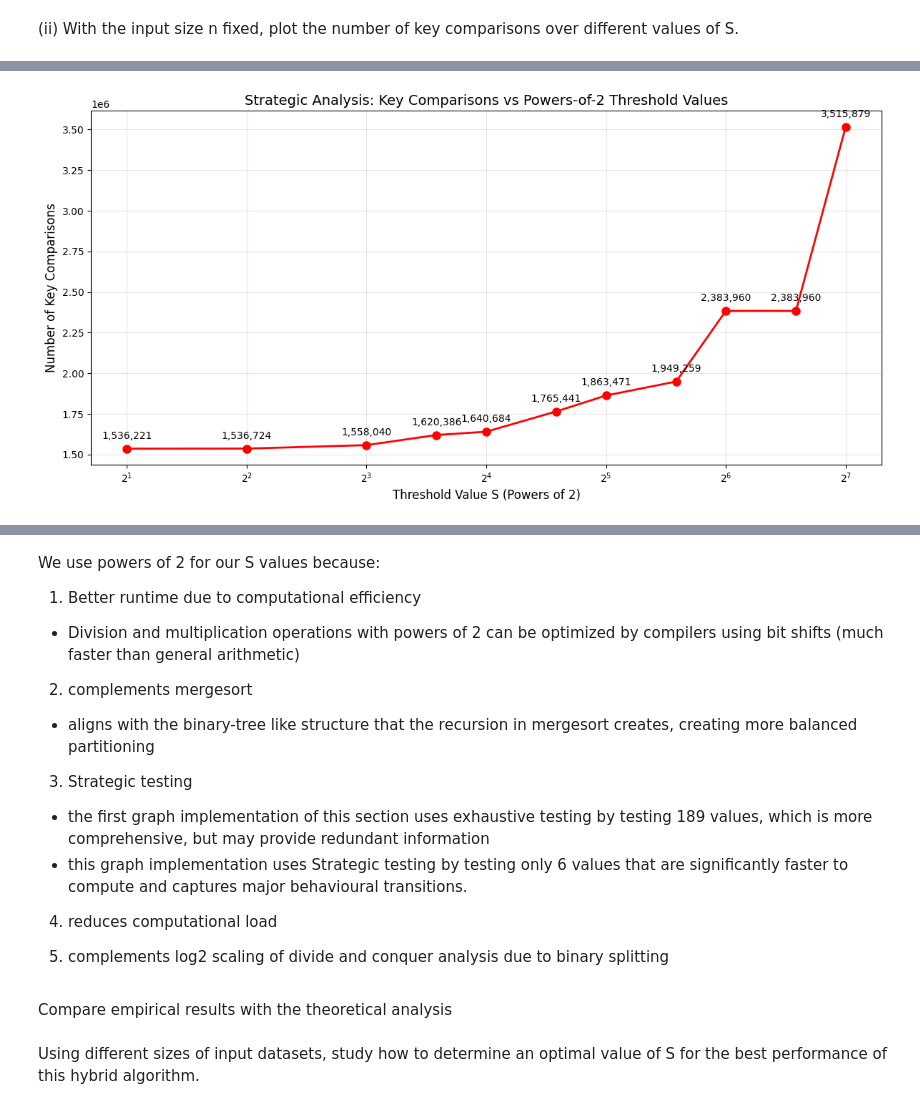
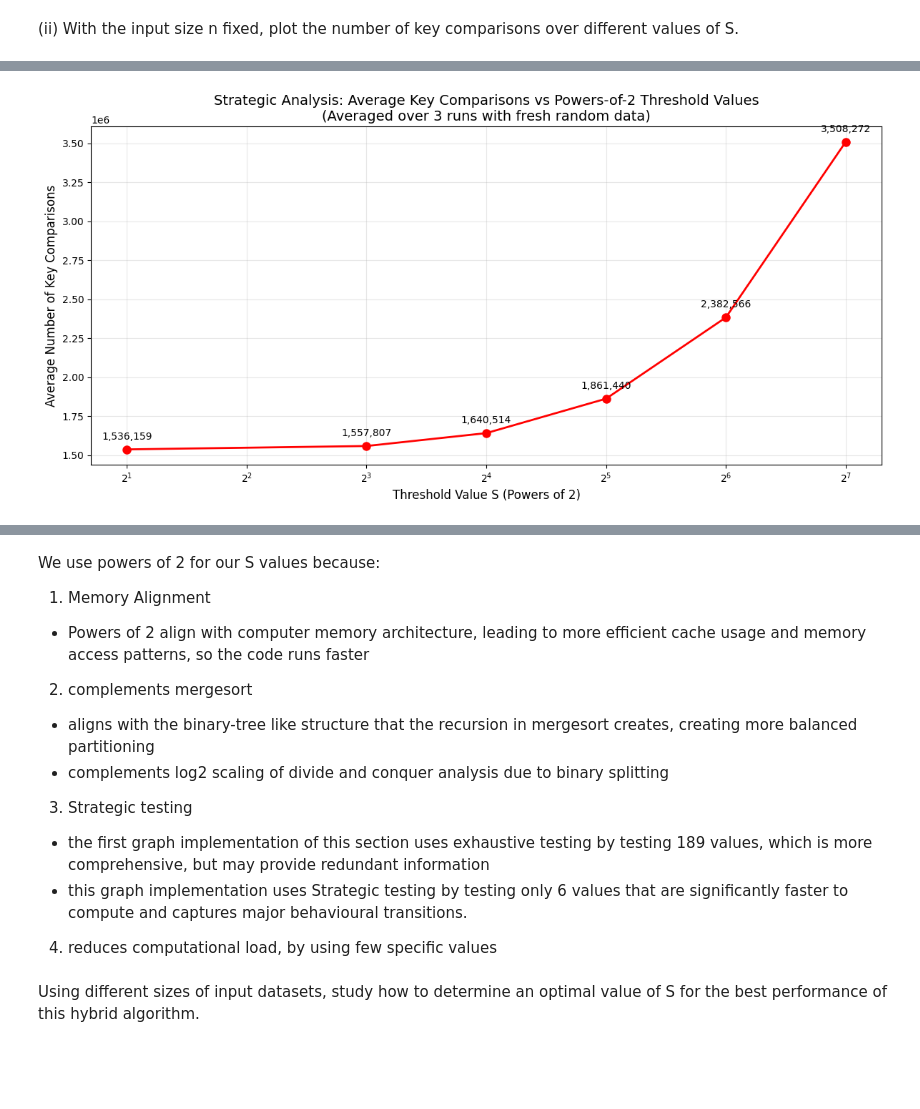
Before and after one commit to Abhinav-2223/SC2001_Group6, a Jupyter notebook: SC2001_SCED_Grp6_Lab1.ipynb, the cells around one changed output, grey strips where cells are left out. Cells and saved outputs as stored; diff of their text form; code cells hidden in the pictures; blank space fills up the shorter version.

```diff
--- a/SC2001_SCED_Grp6_Lab1.ipynb
+++ b/SC2001_SCED_Grp6_Lab1.ipynb
@@ -14,10 +14,13 @@ the algorithm will switch to Insertion Sort, which is efficient for small-sized
 # %%
-def insertion_sort(arr, c = None): # c is a ComparisonsCounter object
+def insertion_sort(arr, c = None, left=0, right=None): # c is a ComparisonsCounter object
+    """In-place insertion sort that can work on array segments"""
+    if right is None:
+        right = len(arr) - 1  # Default to full array if no right boundary specified
 
-    for i in range(1, len(arr)): # traverse through the array
+    for i in range(left + 1, right + 1): # traverse through the array segment
         key = arr[i]        # current element
         j = i - 1           # previous element
-        while j >= 0:
+        while j >= left:    # only go down to the left boundary of the segment
             if c:
                 c.increment()           # increment comparison counter
             if key < arr[j]:            # check if key is less than element j, if yes :
@@ -309,74 +410,52 @@ Optimal S = 3 with 1,536,330 key comparisons
 # %%
 # Strategic S Analysis: Powers-of-2 approach for optimal threshold identification
 n_FIXED = 100_000  # Fixed size for strategic S analysis
-base = generate_data(n_FIXED)  # Generate fresh test data
+num_runs = 3  # Number of runs for statistical accuracy
 
 # Strategic S values: Powers of 2 reveal key algorithmic behavior transitions
-S_values = [2, 4, 8, 12, 16, 24, 32, 48, 64, 96, 128]  # Strategic powers-of-2 sampling
+S_values = [2, 8, 16, 32, 64, 128]  # Strategic powers-of-2 sampling
 comps_S = []
 
 
-
 for S in S_values:
-    arr = base[:]  # Fresh copy for each test
-    ctr = ComparisonsCounter()
-    insertion_merge_hybird_sort(arr, S, ctr)
-    comparisons = ctr.returnKeyComparisons()
-    comps_S.append(comparisons)
-    print(f"S = {S:>3}: {comparisons:>10,} key comparisons")
+    # Use the reusable function for statistical testing
+    avg_comparisons = run_hybrid_sort_test(n_FIXED, S, num_runs)
+    comps_S.append(avg_comparisons)
+    print(f"S = {S:>3}: {avg_comparisons:>10,.0f} avg key comparisons (over {num_runs} runs)")
 
 # Visualization with logarithmic scaling
 plt.figure(figsize=(12, 6))
 plt.plot(S_values, comps_S, marker='o', markersize=8, linewidth=2, color='red')
-plt.title('Strategic Analysis: Key Comparisons vs Powers-of-2 Threshold Values', fontsize=14)
+plt.title(f'Strategic Analysis: Average Key Comparisons vs Powers-of-2 Threshold Values\n(Averaged over {num_runs} runs with fresh random data)', fontsize=14)
 plt.xlabel('Threshold Value S (Powers of 2)', fontsize=12)
-plt.ylabel('Number of Key Comparisons', fontsize=12)
+plt.ylabel('Average Number of Key Comparisons', fontsize=12)
 plt.xscale('log', base=2)  # Log scale shows power-of-2 progression clearly
 plt.grid(True, alpha=0.3)
 plt.tight_layout()
 
 # Annotate each point with its value
 for i, (s, comp) in enumerate(zip(S_values, comps_S)):
-    plt.annotate(f'{comp:,}', (s, comp), textcoords="offset points",
+    plt.annotate(f'{comp:,.0f}', (s, comp), textcoords="offset points",
                 xytext=(0,10), ha='center', fontsize=10)
 
 plt.show()
 
 # Detailed analysis
-print("\n" + "=" * 55)
+print("\n" + "-" * 60)
 print("STRATEGIC ANALYSIS RESULTS:")
-print("=" * 55)
+print("-" * 60)
 
 min_comparisons = min(comps_S)
 optimal_S = S_values[comps_S.index(min_comparisons)]
 
 for i, (s, comp) in enumerate(zip(S_values, comps_S)):
     if comp == min_comparisons:
-        print(f"★ OPTIMAL: S = {s:>3} → {comp:>10,} comparisons")
+        print(f"OPTIMAL: S = {s:>3} → {comp:>10,.0f} avg comparisons")
     else:
         diff = comp - min_comparisons
         pct = (diff / min_comparisons) * 100
-        print(f"  S = {s:>3} → {comp:>10,} comparisons (+{diff:,}, +{pct:.1f}%)")
+        print(f"        S = {s:>3} → {comp:>10,.0f} avg comparisons")
 
-# Trend analysis
-print(f"\n" + "=" * 55)
-print("TREND ANALYSIS:")
-print("=" * 55)
-
-# Find the general trend
-if len(comps_S) > 1:
-    decreasing = all(comps_S[i] >= comps_S[i+1] for i in range(len(comps_S)-1))
-    increasing = all(comps_S[i] <= comps_S[i+1] for i in range(len(comps_S)-1))
-
-    if decreasing:
-        print("• Trend: Consistently decreasing - larger thresholds reduce comparisons")
-        print("• Recommendation: Consider testing even larger S values")
-    elif increasing:
-        print("• Trend: Consistently increasing - smaller thresholds are better")
-        print("• Recommendation: Consider testing smaller S values")
-    else:
-        print("• Trend: Mixed pattern - optimal threshold exists in tested range")
-        print(f"• Sweet spot identified: S = {optimal_S}")
-
-print(f"\nFinal Recommendation: S = {optimal_S} (Strategic powers-of-2 analysis)")
+print(f"\nOptimal S value: S = {optimal_S} (Strategic powers-of-2 analysis)")
+print(f"Statistical reliability: Based on {num_runs} runs per S value with fresh random data")
 # %% [output]
@@ -400 +473 @@ S = 128:  3,515,879 key comparisons
-[figure, old version]
+[figure, new version]
@@ -418,22 +486,18 @@ Final Recommendation: S = 2 (Strategic powers-of-2 analysis)
 # %% [markdown]
 We use powers of 2 for our S values because:
 
-1. Better runtime due to computational efficiency
-- Division and multiplication operations with powers of 2 can be optimized by compilers using bit shifts (much faster than general arithmetic)
-
+1. Memory Alignment
+- Powers of 2 align with computer memory architecture, leading to more efficient cache usage and memory access patterns, so the code runs faster
 
 2. complements mergesort
 - aligns with the binary-tree like structure that the recursion in mergesort creates, creating more balanced partitioning
+- complements log2 scaling of divide and conquer analysis due to binary splitting
 
 3. Strategic testing
 - the first graph implementation of this section uses exhaustive testing by testing 189 values, which is more comprehensive, but may provide redundant information
 - this graph implementation uses Strategic testing by testing only 6 values that are significantly faster to compute and captures major behavioural transitions.
 
-4. reduces computational load
-
-5. complements log2 scaling of divide and conquer analysis due to binary splitting
+4. reduces computational load, by using few specific values
-# %% [markdown]
-Compare empirical results with the theoretical analysis
 # %% [markdown]
 Using  different  sizes  of  input  datasets,  study  how  to  determine  an
 optimal value of S for the best performance of this hybrid algorithm.
```
Also changed, not shown: parts of 21 cells of this notebook.
